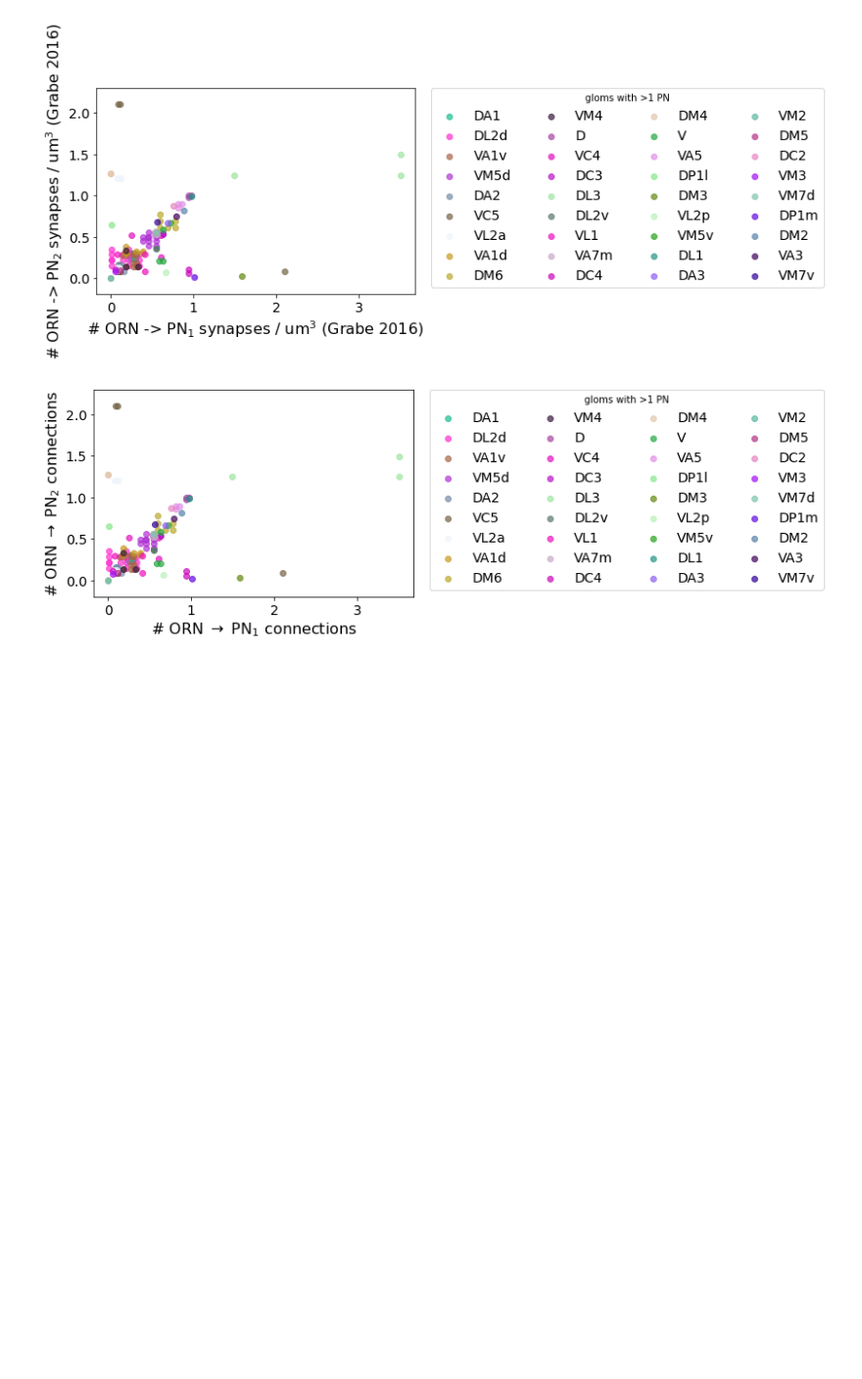
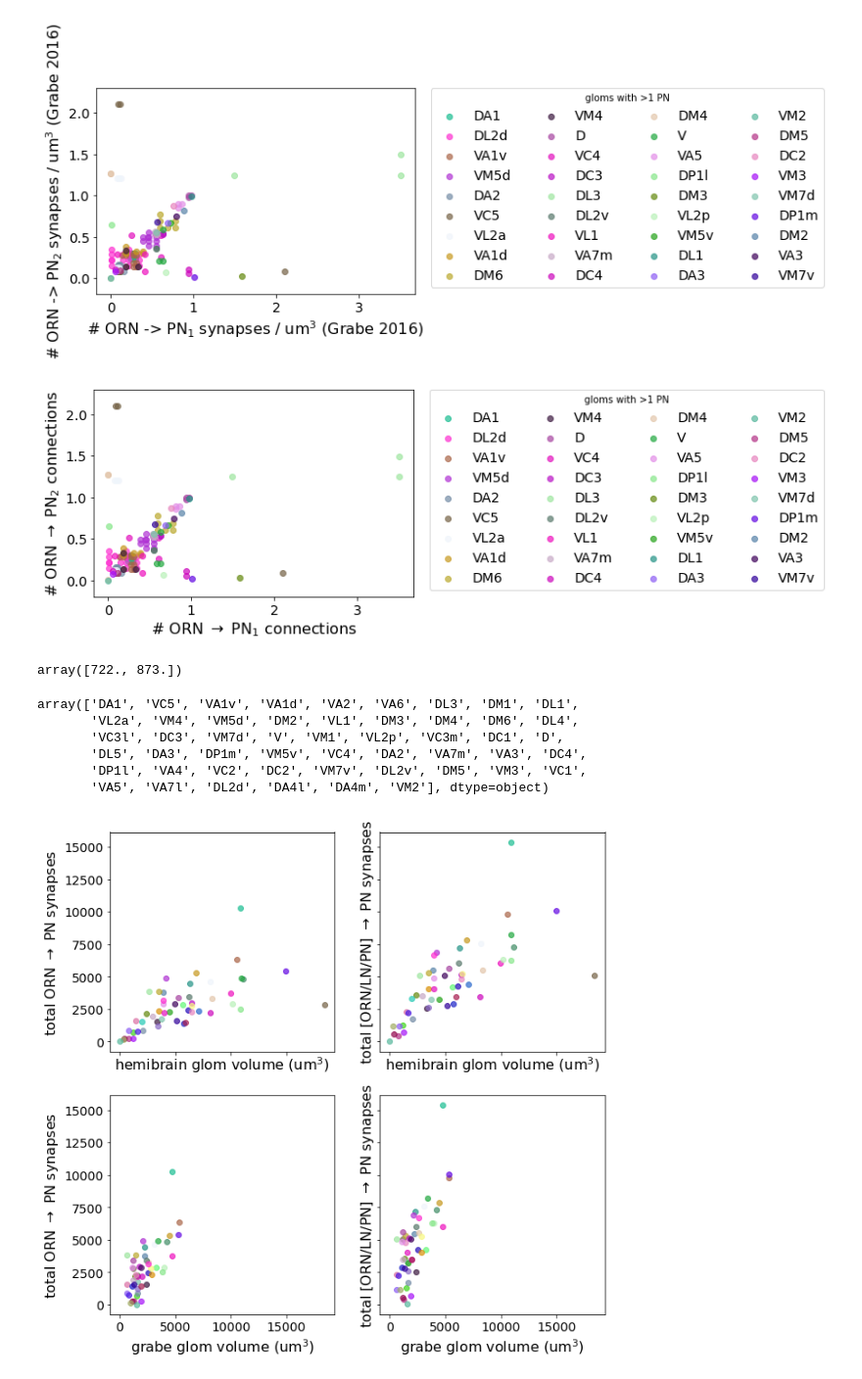
Before and after one commit to dlavrent/ALVariability, a Jupyter notebook: analysis/analyze_connectivity.ipynb, the cells around one changed output. Shown at 98% size. Saved outputs shown, nothing was run; the diff lists cells and outputs as text; code cells hidden in the pictures; blank space fills up the shorter version.

Commit message:
add PN input plots

```diff
--- a/analysis/analyze_connectivity.ipynb
+++ b/analysis/analyze_connectivity.ipynb
@@ -130,0 +163,6 @@ plt.show()
+# %%
+g = 'DL1'
+g_pns = df_neur_ids[(df_neur_ids.altype == 'uPN') & (df_neur_ids.glom == g)]['bodyId'].values
+g_orns = df_neur_ids[(df_neur_ids.altype == 'ORN') & (df_neur_ids.glom == g)]['bodyId'].values
+g_block = al_block.loc[g_orns, g_pns].sum(0)
+g_block
@@ -429,3 +471,50 @@ plt.ylabel(r'# ORN $\rightarrow$ PN$_2$ connections')
 plt.show()
 # %% [output]
 [figure]
+# %%
+g_block = al_block.loc[g_orns, g_pns].sum(0).values
+# %% [output]
+array([722., 873.])
+# %%
+hemi_gloms
+# %% [output]
+array(['DA1', 'VC5', 'VA1v', 'VA1d', 'VA2', 'VA6', 'DL3', 'DM1', 'DL1',
+       'VL2a', 'VM4', 'VM5d', 'DM2', 'VL1', 'DM3', 'DM4', 'DM6', 'DL4',
+       'VC3l', 'DC3', 'VM7d', 'V', 'VM1', 'VL2p', 'VC3m', 'DC1', 'D',
+       'DL5', 'DA3', 'DP1m', 'VM5v', 'VC4', 'DA2', 'VA7m', 'VA3', 'DC4',
+       'DP1l', 'VA4', 'VC2', 'DC2', 'VM7v', 'DL2v', 'DM5', 'VM3', 'VC1',
+       'VA5', 'VA7l', 'DL2d', 'DA4l', 'DA4m', 'VM2'], dtype=object)
+# %%
+show_glom_text = False
+
+np.random.seed(124)
+glom_colors = {g: np.random.uniform(0, 1, 3) for g in hemi_gloms}
+
+fig, axs = plt.subplots(2, 2, figsize=(10,10), sharex=True, sharey=True)
+for g in hemi_gloms:
+    g_pns = df_neur_ids[(df_neur_ids.altype == 'uPN') & (df_neur_ids.glom == g)]['bodyId'].values
+    g_orns = df_neur_ids[(df_neur_ids.altype == 'ORN') & (df_neur_ids.glom == g)]['bodyId'].values
+    g_block_all = al_block.loc[:, g_pns].sum(0).values
+    g_block_orn = al_block.loc[g_orns, g_pns].sum(0).values
+    g_vol_hemi = glom_convex_hull_vols.loc[g]
+
+    axs[0, 0].scatter(g_vol_hemi, g_block_orn.sum(), label=g, color=glom_colors[g], alpha=0.7)
+    axs[0, 1].scatter(g_vol_hemi, g_block_all.sum(), label=g, color=glom_colors[g], alpha=0.7)
+
+    if g in common_gloms:
+        g_vol_grabe = df_glom_vols.loc[g]['Volume_female']
+        axs[1, 0].scatter(g_vol_grabe, g_block_orn.sum(), label=g, color=glom_colors[g], alpha=0.7)
+        axs[1, 1].scatter(g_vol_grabe, g_block_all.sum(), label=g, color=glom_colors[g], alpha=0.7)
+
+for ax in [axs[0, 0], axs[0, 1]]:
+    ax.set_xlabel('hemibrain glom volume (um$^3$)')
+for ax in [axs[1, 0], axs[1, 1]]:
+    ax.set_xlabel('grabe glom volume (um$^3$)')
+for ax in [axs[0, 0], axs[1, 0]]:
+    ax.set_ylabel(r'total ORN $\rightarrow$ PN synapses')
+for ax in [axs[0, 1], axs[1, 1]]:
+    ax.set_ylabel(r'total [ORN/LN/PN] $\rightarrow$ PN synapses')
+
+plt.show()
+# %% [output]
+[figure, added]
```
Also changed, not shown: parts of 44 cells of this notebook.
